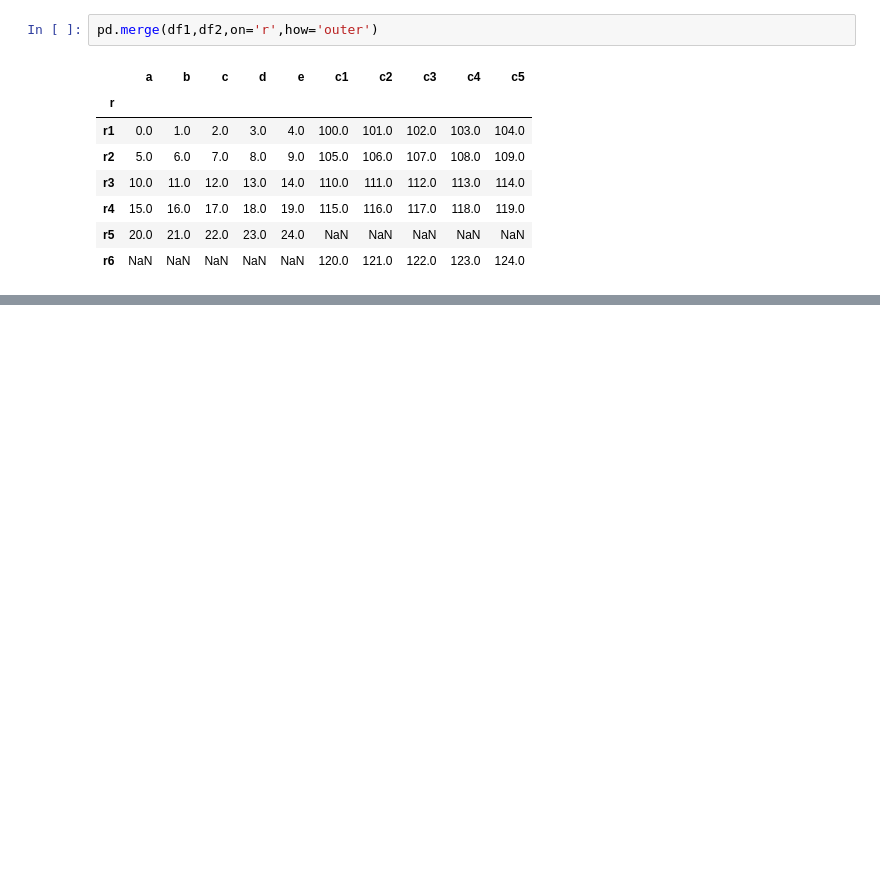
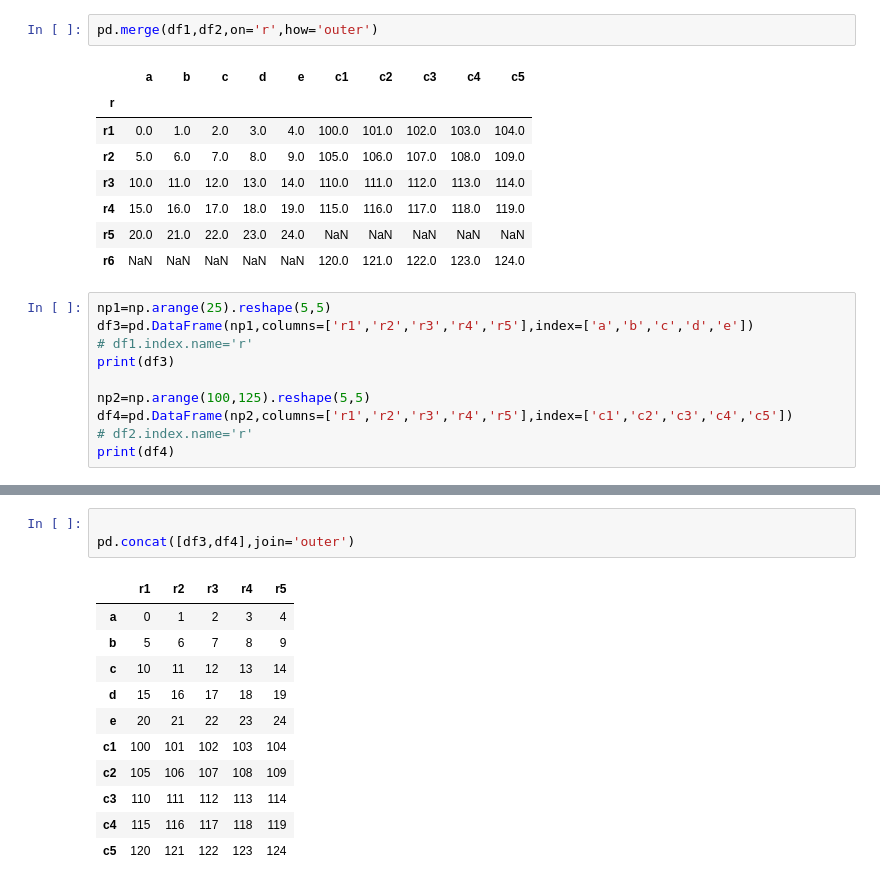
Before and after one commit to sunilsala88/batch-38, a Jupyter notebook: 10_numpy_pandas/pandas3.ipynb, the cells around one changed output, grey strips where cells are left out. Cells and saved outputs as stored; diff of their text form; blank space fills up the shorter version.

```diff
--- a/10_numpy_pandas/pandas3.ipynb
+++ b/10_numpy_pandas/pandas3.ipynb
@@ -39,3 +39,13 @@ pd.merge(df1,df2,on='r',how='outer')
 | r4 | 15.0 | 16.0 | 17.0 | 18.0 | 19.0 | 115.0 | 116.0 | 117.0 | 118.0 | 119.0 |
 | r5 | 20.0 | 21.0 | 22.0 | 23.0 | 24.0 | NaN | NaN | NaN | NaN | NaN |
 | r6 | NaN | NaN | NaN | NaN | NaN | 120.0 | 121.0 | 122.0 | 123.0 | 124.0 |
+# %%
+np1=np.arange(25).reshape(5,5)
+df3=pd.DataFrame(np1,columns=['r1','r2','r3','r4','r5'],index=['a','b','c','d','e'])
+# df1.index.name='r'
+print(df3)
+
+np2=np.arange(100,125).reshape(5,5)
+df4=pd.DataFrame(np2,columns=['r1','r2','r3','r4','r5'],index=['c1','c2','c3','c4','c5'])
+# df2.index.name='r'
+print(df4)
@@ -41,0 +65,15 @@ pd.merge(df1,df2,on='r',how='outer')
+# %%
+
+pd.concat([df3,df4],join='outer')
+# %% [output]
+|  | r1 | r2 | r3 | r4 | r5 |
+| a | 0 | 1 | 2 | 3 | 4 |
+| b | 5 | 6 | 7 | 8 | 9 |
+| c | 10 | 11 | 12 | 13 | 14 |
+| d | 15 | 16 | 17 | 18 | 19 |
+| e | 20 | 21 | 22 | 23 | 24 |
+| c1 | 100 | 101 | 102 | 103 | 104 |
+| c2 | 105 | 106 | 107 | 108 | 109 |
+| c3 | 110 | 111 | 112 | 113 | 114 |
+| c4 | 115 | 116 | 117 | 118 | 119 |
+| c5 | 120 | 121 | 122 | 123 | 124 |
```
Also changed, not shown: parts of 6 cells of this notebook, 2 other files.
